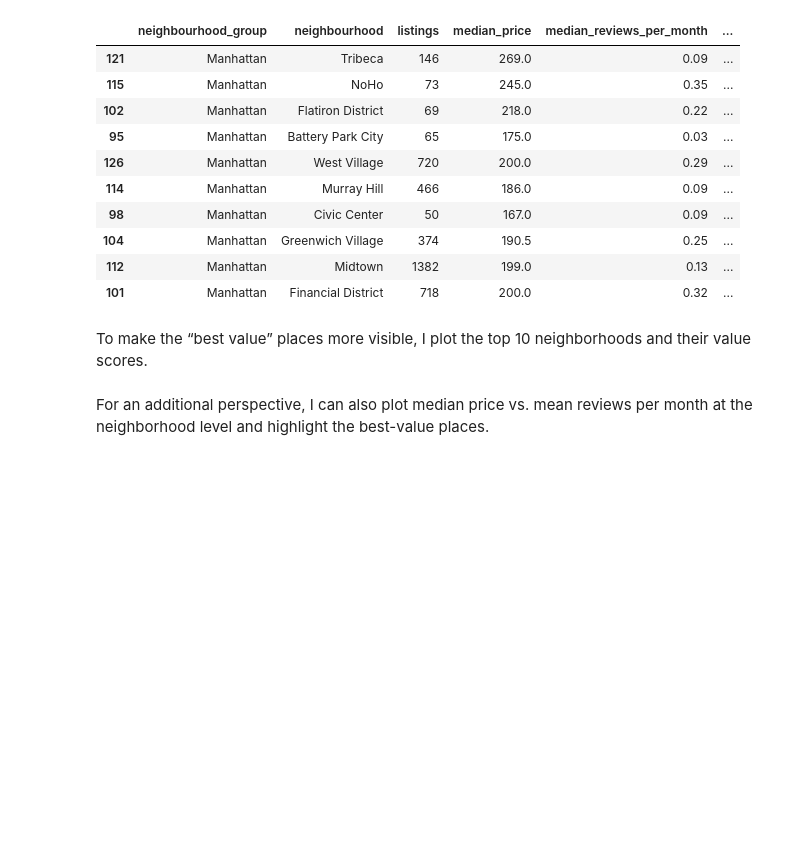
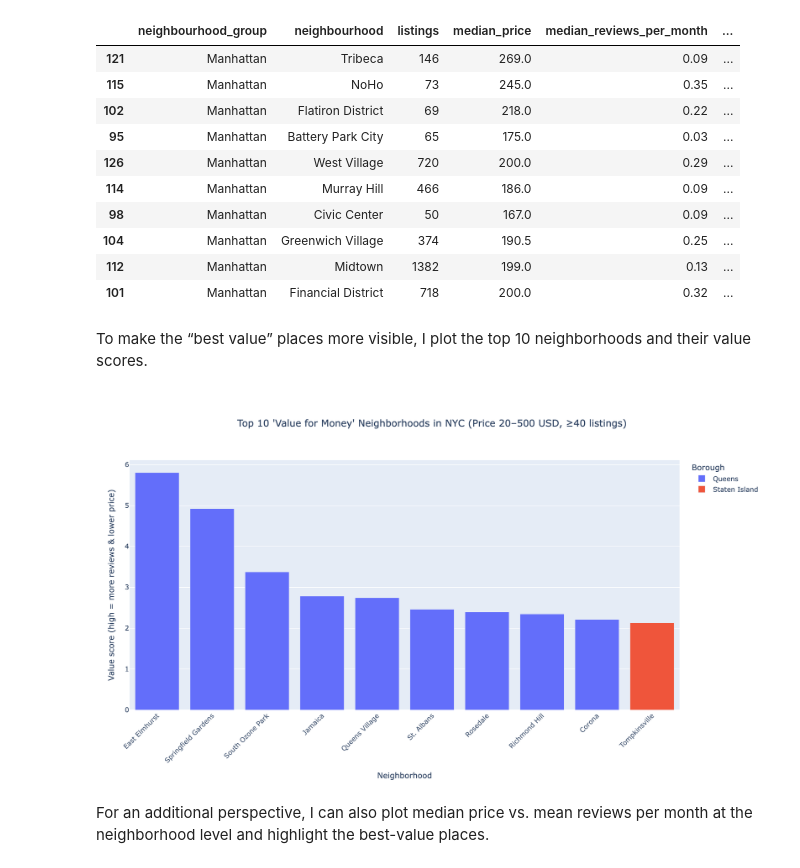
Before and after one commit to lg3387-crypto/lg3387-crypto.github.io, a Jupyter notebook: project3final.ipynb, the cells around one changed output. Saved outputs shown, nothing was run; the diff lists cells and outputs as text; code cells hidden in the pictures; blank space fills up the shorter version.

```diff
--- a/project3final.ipynb
+++ b/project3final.ipynb
@@ -349,18 +337,33 @@ To make the “best value” places more visible, I plot the top 10 neighborhood
 # %%
 fig = px.bar(
     top_value,
     x="neighbourhood",
     y="value_score",
     color="neighbourhood_group",
     title="Top 10 'Value for Money' Neighborhoods in NYC (Price 20–500 USD, ≥40 listings)",
     labels={
         "neighbourhood": "Neighborhood",
         "value_score": "Value score (high = more reviews & lower price)",
         "neighbourhood_group": "Borough",
     },
 )
-fig.update_layout(xaxis_tickangle=-45)
-fig.show()
+
+
+fig.update_layout(
+    width=1000,
+    height=600,
+    margin=dict(l=60, r=60, t=120, b=120),
+    xaxis_tickangle=-45,
+    title_x=0.5,
+)
+
+fig.write_image("top10_value.png", width=1200, height=700, scale=2)
+
+from IPython.display import Image
+
+Image("top10_value.png")
+# %% [output]
+[figure, added]
 # %% [markdown]
 For an additional perspective, I can also plot median price vs. mean reviews per month at the neighborhood level and highlight the best-value places.
 # %%
```
Also changed, not shown: parts of 4 cells of this notebook, 6 other files.
